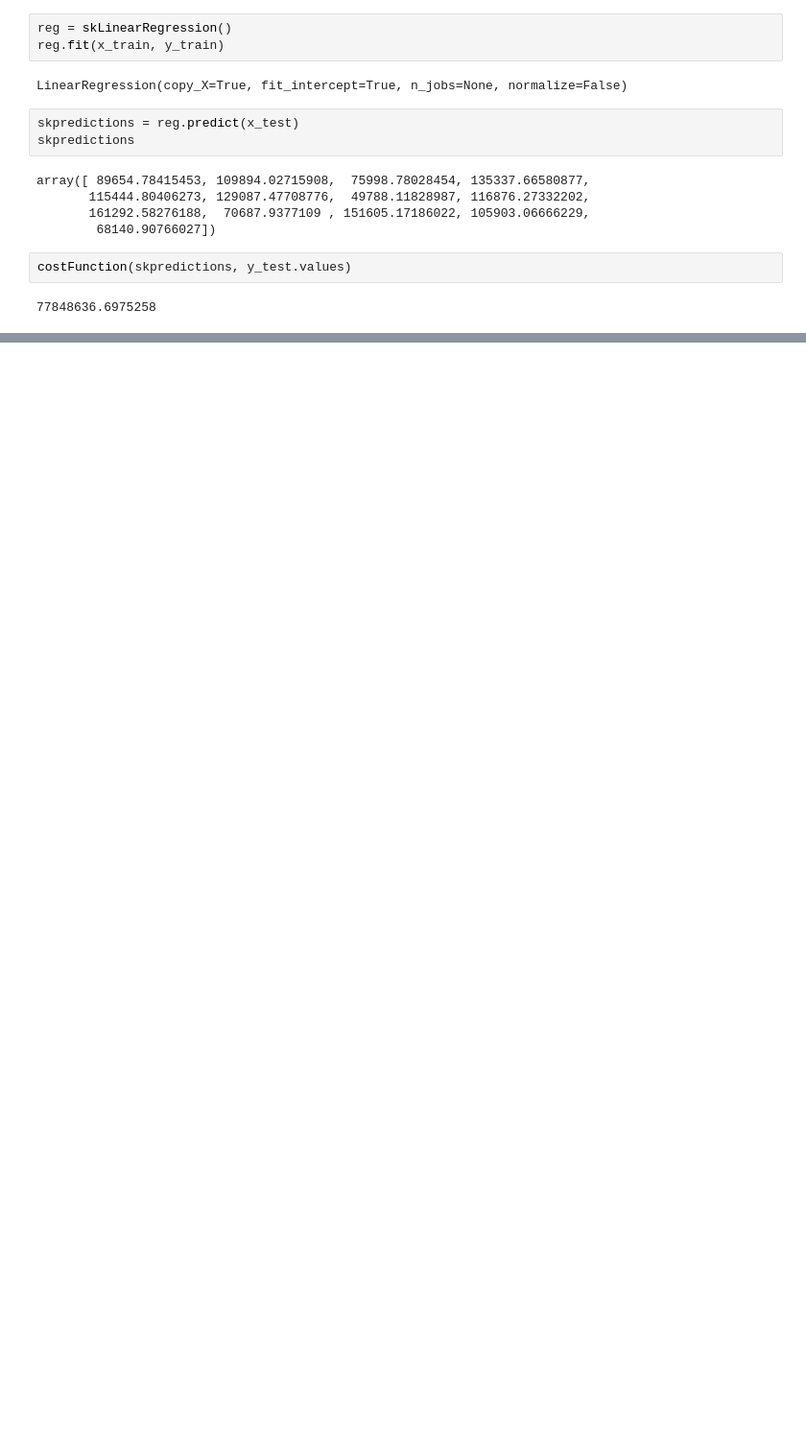
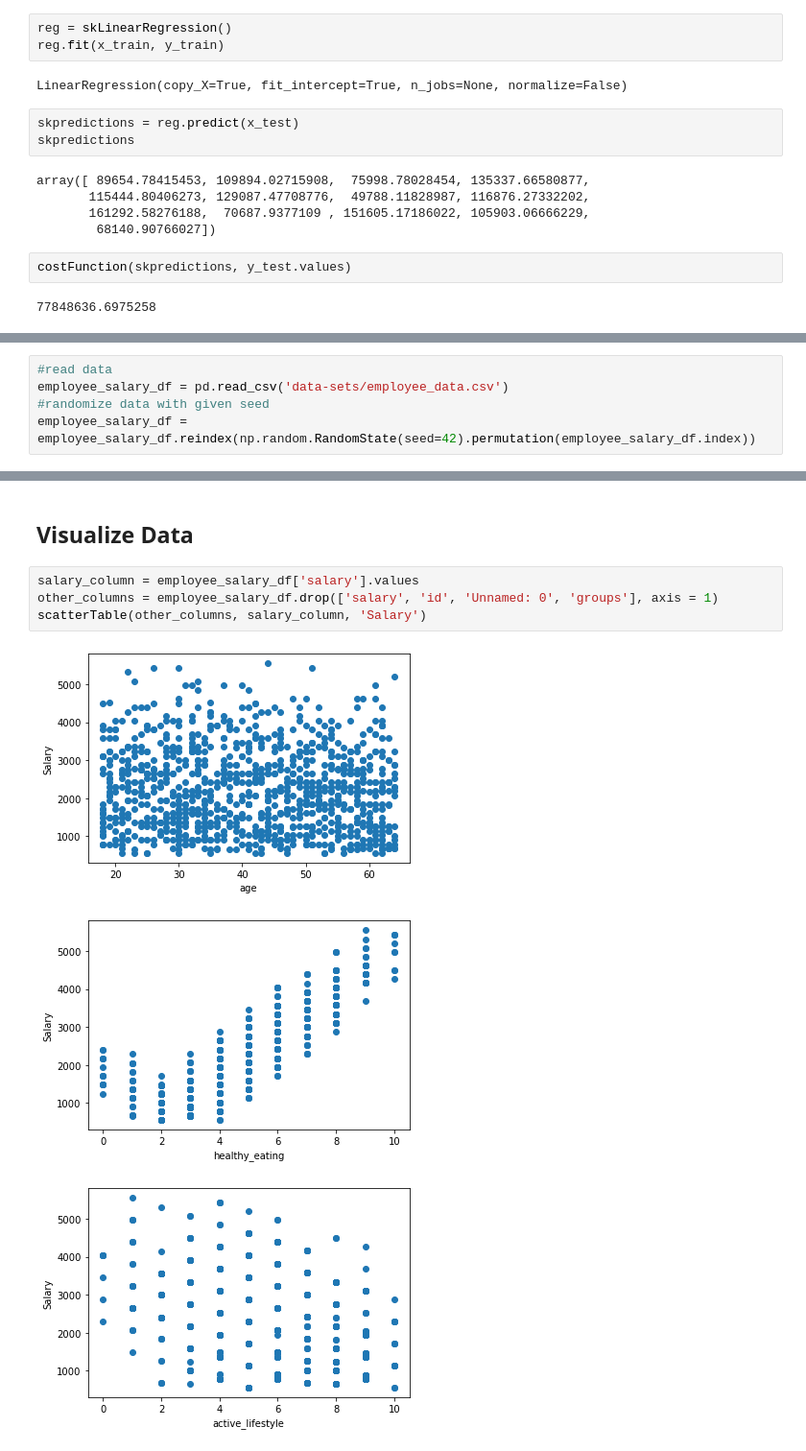
Before and after one commit to luisespriella9/ML-Algorithms, a Jupyter notebook: Linear Regression.ipynb, the cells around one changed output, grey strips where cells are left out. Shown at 96% size. Cells and saved outputs as stored; diff of their text form; blank space fills up the shorter version.

Commit message:
added another test scenario using multiple variable linear regression to predict employee salary

```diff
--- a/Linear Regression.ipynb
+++ b/Linear Regression.ipynb
@@ -308,0 +311,5 @@ costFunction(skpredictions, y_test.values)
+# %%
+#read data
+employee_salary_df = pd.read_csv('data-sets/employee_data.csv')
+#randomize data with given seed
+employee_salary_df = employee_salary_df.reindex(np.random.RandomState(seed=42).permutation(employee_salary_df.index))
@@ -308,0 +342,10 @@ costFunction(skpredictions, y_test.values)
+# %% [markdown]
+## Visualize Data
+# %%
+salary_column = employee_salary_df['salary'].values
+other_columns = employee_salary_df.drop(['salary', 'id', 'Unnamed: 0', 'groups'], axis = 1)
+scatterTable(other_columns, salary_column, 'Salary')
+# %% [output]
+[figure, added]
+[figure, added]
+[figure, added]
```
Also changed, not shown: parts of 20 cells of this notebook.
